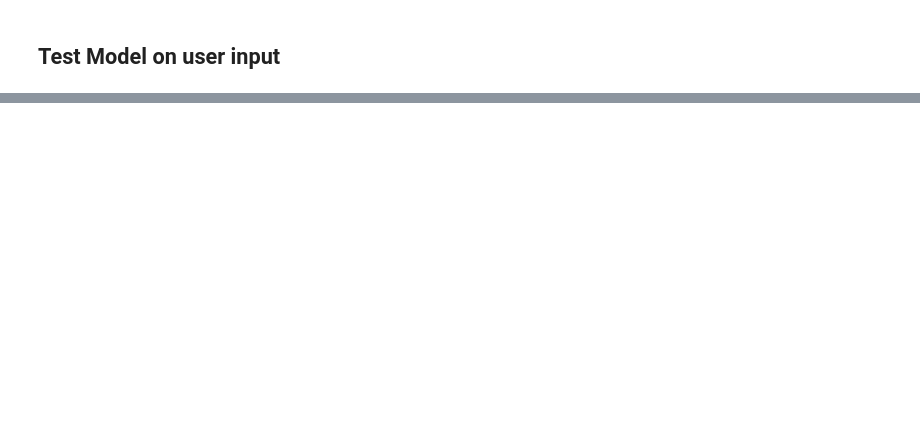
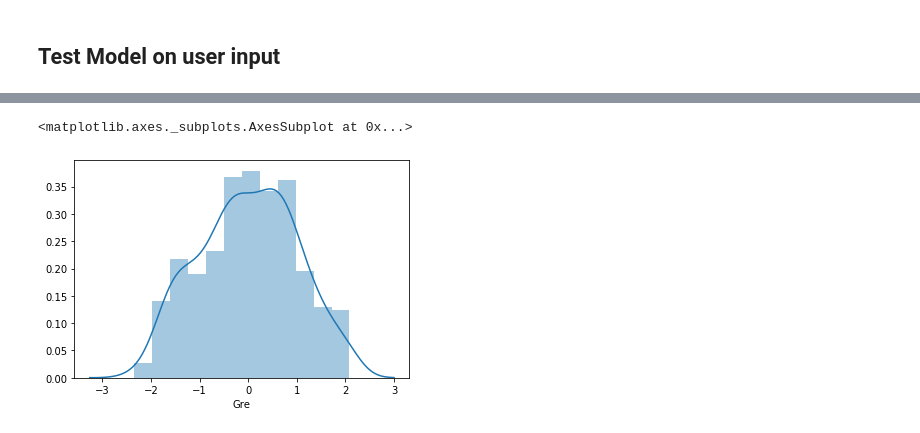
Before and after one commit to srikanthpragada/DS_16_AUG_2019, a Jupyter notebook: admission/admission.ipynb, the cells around one changed output, grey strips where cells are left out. Cells and saved outputs as stored; diff of their text form; code cells hidden in the pictures; blank space fills up the shorter version.

```diff
--- a/admission/admission.ipynb
+++ b/admission/admission.ipynb
@@ -300,0 +303,5 @@ DecisionTreeRegressor(criterion='mse', max_depth=None, max_features=None,
+# %%
+X['Gre'] = scale(X['Gre'])
+X['Toefl'] = scale(X['Toefl'])
+X['Cgpa'] = scale(X['Cgpa'])
+X['Rating'] = scale(X['Rating'])
@@ -300,0 +329,5 @@ DecisionTreeRegressor(criterion='mse', max_depth=None, max_features=None,
+# %%
+sns.distplot(X['Gre'])
+# %% [output]
+<matplotlib.axes._subplots.AxesSubplot at 0x...>
+[figure, added]
```
Also changed, not shown: parts of 32 cells of this notebook, 2 other files.
